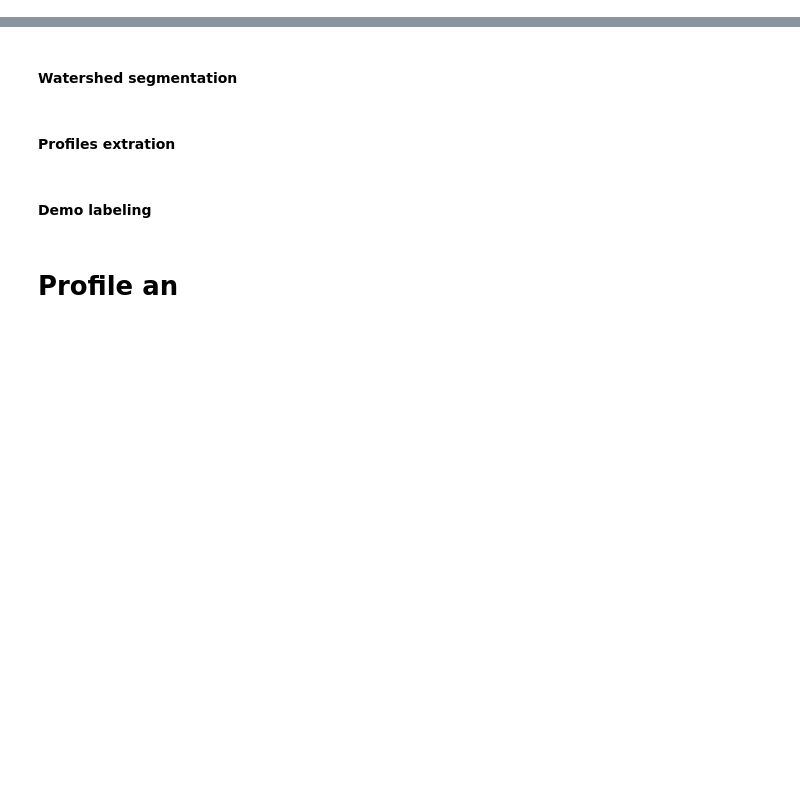
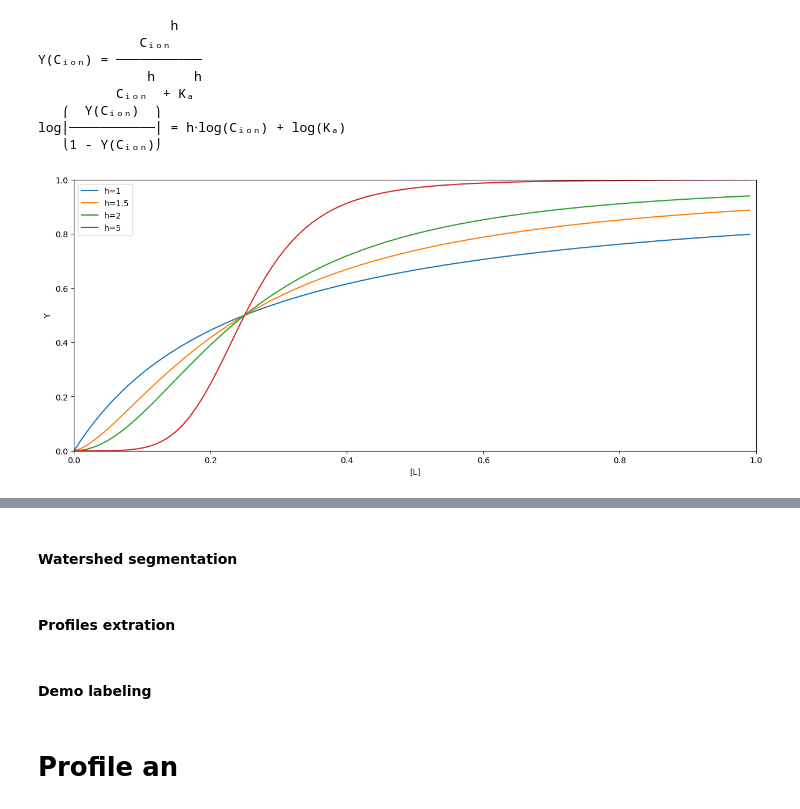
Before and after one commit to wisstock/UBDS3_image, a Jupyter notebook: BDS_notebook.ipynb, the cells around one changed output, grey strips where cells are left out. Drawn from its saved outputs; the diff is of its cells as text; code cells hidden in the pictures; blank space fills up the shorter version.

```diff
--- a/BDS_notebook.ipynb
+++ b/BDS_notebook.ipynb
@@ -127,0 +117,54 @@ hill_fam(K_val=0.5, n_list=[1, 2, 3, 4])  # np.arange(1, 6, 1)
+# %%
+# c_l = np.arange(0, 1, 0.01)
+h_list = [1, 1.5, 2, 5]
+K_A_val = 0.25
+
+h, K_A, C_L = sp.symbols('h  K_a C_ion')
+Y = sp.Function('Y')(C_L)
+hill_eq = sp.Eq(Y, C_L**h/(K_A**h + C_L**h))
+hill_eq_ln = sp.Eq(sp.log(Y/(1-Y)), h * sp.log(C_L) + sp.log(K_A))
+
+sp.pprint(hill_eq, use_unicode=True)
+sp.pprint(hill_eq_ln, use_unicode=True)
+
+hill_profiles_dict = {}
+hill_ln_dict = {}
+for h_val in h_list:
+	hill_eq_sol = sp.lambdify(C_L, hill_eq.subs({h : h_val, K_A : 0.25}).rhs, "numpy")
+	hill_ln_sol = sp.lambdify(C_L, hill_eq_ln.subs({h : h_val, K_A : 0.25}).rhs, "numpy")
+	hill_profiles_dict.update({h_val:hill_eq_sol(c_l)})
+	hill_ln_dict.update({h_val:hill_ln_sol(c_l)})
+
+# відображення графіків
+plt.figure(figsize=(15,6))
+for h_prof in hill_profiles_dict.keys():
+	plt.plot(c_l, hill_profiles_dict[h_prof], label=f'h={h_prof}')
+
+plt.xlim([0, 1])
+plt.xlabel('[L]')
+
+plt.ylim([0, 1])
+plt.ylabel('Y')
+
+plt.legend()
+plt.show()
+
+# plt.figure(figsize=(15,6))
+# for h_prof in hill_ln_dict.keys():
+# 	plt.plot(c_l, hill_ln_dict[h_prof], label=f'h={h_prof}')
+
+# plt.xlabel('log([L])')
+# plt.ylabel('log(Y/(1-Y))')
+
+# plt.legend()
+# plt.show()
+# %% [output]
+                 h
+             Cᵢₒₙ
+Y(Cᵢₒₙ) = ───────────
+              h     h
+          Cᵢₒₙ  + Kₐ
+   ⎛  Y(Cᵢₒₙ)  ⎞
+log⎜───────────⎟ = h⋅log(Cᵢₒₙ) + log(Kₐ)
+   ⎝1 - Y(Cᵢₒₙ)⎠
+[figure, added]
```
Also changed, not shown: parts of 53 cells of this notebook, 1 other file.
